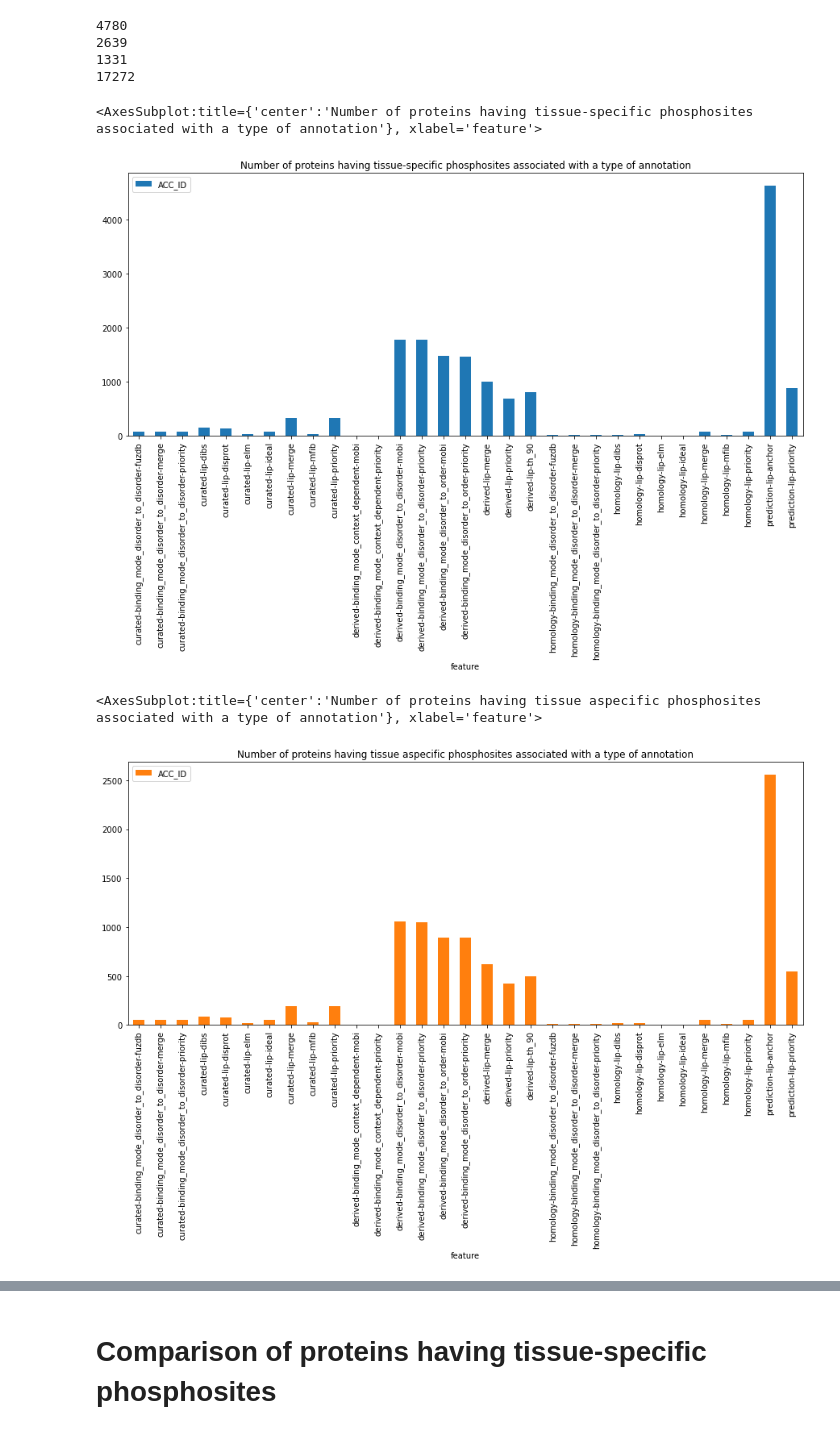
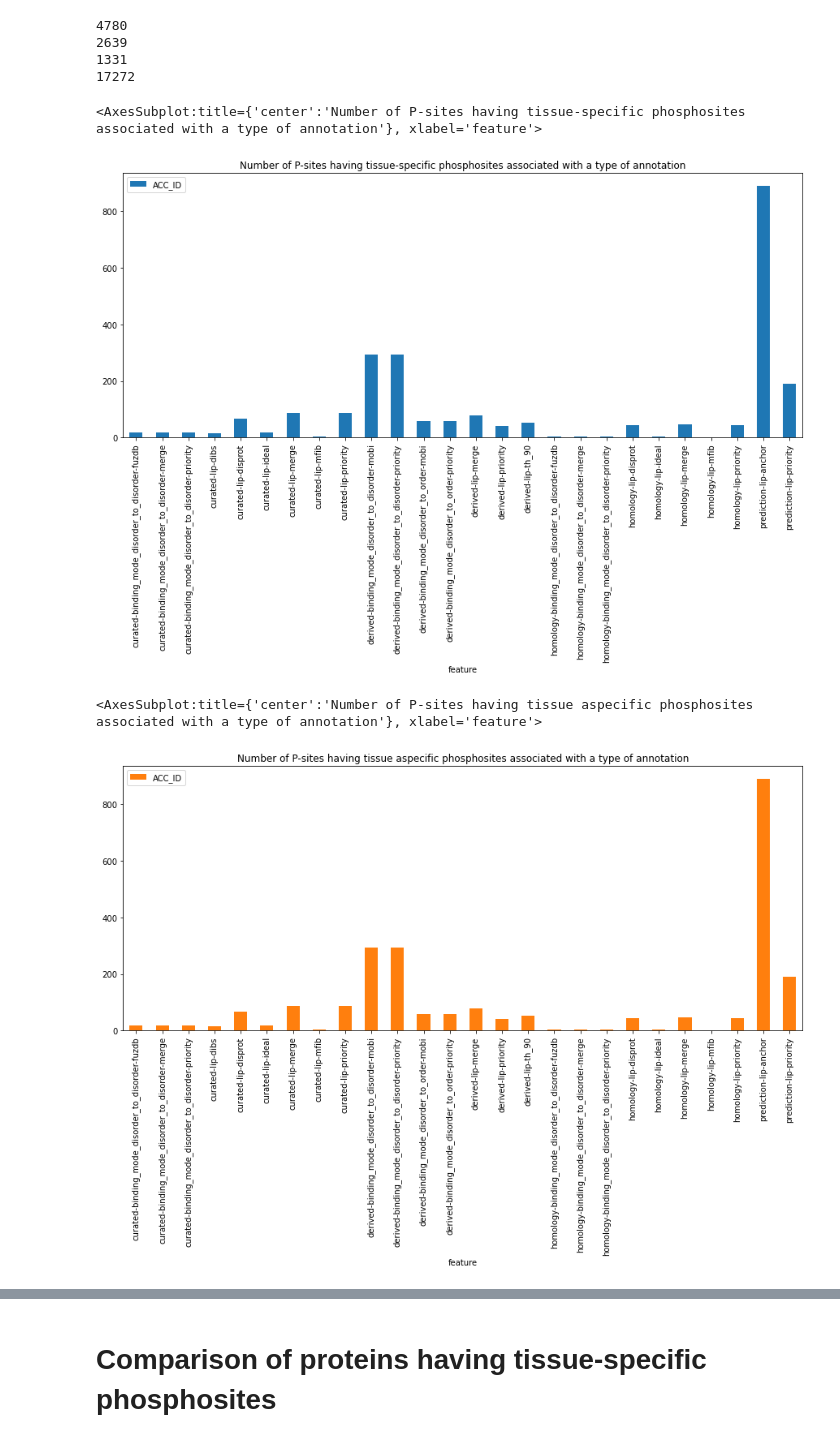
Before and after one commit to Hanne-Devos/Master_thesis, a Jupyter notebook: WP2/WP2 disordered regions from MobiDB on the phosphosite level.ipynb, the cells around one changed output, grey strips where cells are left out. Saved outputs shown, nothing was run; the diff lists cells and outputs as text; code cells hidden in the pictures.

```diff
--- a/WP2/WP2 disordered regions from MobiDB on the phosphosite level.ipynb
+++ b/WP2/WP2 disordered regions from MobiDB on the phosphosite level.ipynb
@@ -1017,7 +1031,8 @@ taspec_features.plot(x="feature", kind="bar", color="tab:orange", figsize=(15,6)
 <AxesSubplot:title={'center':'Types of features of tissue aspecific phosphosites'}, xlabel='feature'>
 [figure]
 # %%
-gen_features = gen_sites_mobi.groupby(["feature"], as_index=False)["UP_POS"].count()
+sub = gen_sites_mobi.groupby(["feature", "ACC_ID", "UP_POS"], as_index=False).agg({"modres": "first"})
+gen_features = sub.groupby(["feature"], as_index=False)["UP_POS"].count()
 gen_features.plot(x="feature", kind="bar", color="tab:green", figsize=(15,6), title="Types of features of pervasive phosphosites")
 
 #There is overlap between the different categories - some proteins are noted with both annotation from Fuzdb and homology, for example
@@ -1189,15 +1208,17 @@ print(Uniprot_mobi["ACC_ID"].nunique())
 1331
 17272
 # %%
-tspec_features = tspec_sites_mobi.groupby(["feature"], as_index=False)["ACC_ID"].nunique()
-tspec_features.plot(x="feature", kind="bar", color="tab:blue", figsize=(15,6), title="Number of proteins having tissue-specific phosphosites associated with a type of annotation")
+sub1 = tspec_sites_mobi.groupby(["feature", "ACC_ID", "UP_POS_x"], as_index=False).agg({"modres": "first"})
+tspec_features = sub.groupby(["feature"], as_index=False)["ACC_ID"].count()
+tspec_features.plot(x="feature", kind="bar", color="tab:blue", figsize=(15,6), title="Number of P-sites having tissue-specific phosphosites associated with a type of annotation")
 # %% [output]
-<AxesSubplot:title={'center':'Number of proteins having tissue-specific phosphosites associated with a type of annotation'}, xlabel='feature'>
+<AxesSubplot:title={'center':'Number of P-sites having tissue-specific phosphosites associated with a type of annotation'}, xlabel='feature'>
-[figure, old version]
+[figure, new version]
 # %%
-taspec_features = taspec_sites_mobi.groupby(["feature"], as_index=False)["ACC_ID"].nunique()
-taspec_features.plot(x="feature", kind="bar", color="tab:orange", figsize=(15,6), title="Number of proteins having tissue aspecific phosphosites associated with a type of annotation")
+sub2 = taspec_sites_mobi.groupby(["feature", "ACC_ID", "UP_POS_x"], as_index=False).agg({"modres": "first"})
+taspec_features = sub.groupby(["feature"], as_index=False)["ACC_ID"].count()
+taspec_features.plot(x="feature", kind="bar", color="tab:orange", figsize=(15,6), title="Number of P-sites having tissue aspecific phosphosites associated with a type of annotation")
 # %% [output]
-<AxesSubplot:title={'center':'Number of proteins having tissue aspecific phosphosites associated with a type of annotation'}, xlabel='feature'>
+<AxesSubplot:title={'center':'Number of P-sites having tissue aspecific phosphosites associated with a type of annotation'}, xlabel='feature'>
-[figure, old version]
+[figure, new version]
 # %%
```
Also changed, not shown: parts of 15 cells of this notebook.
